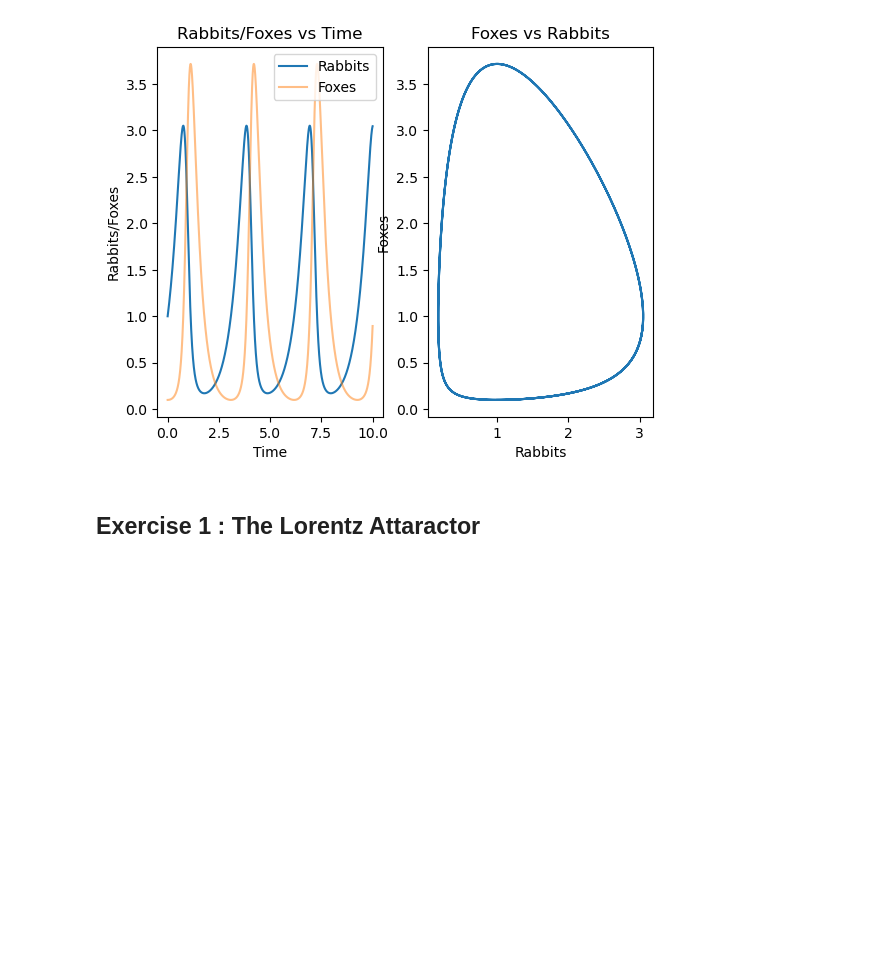
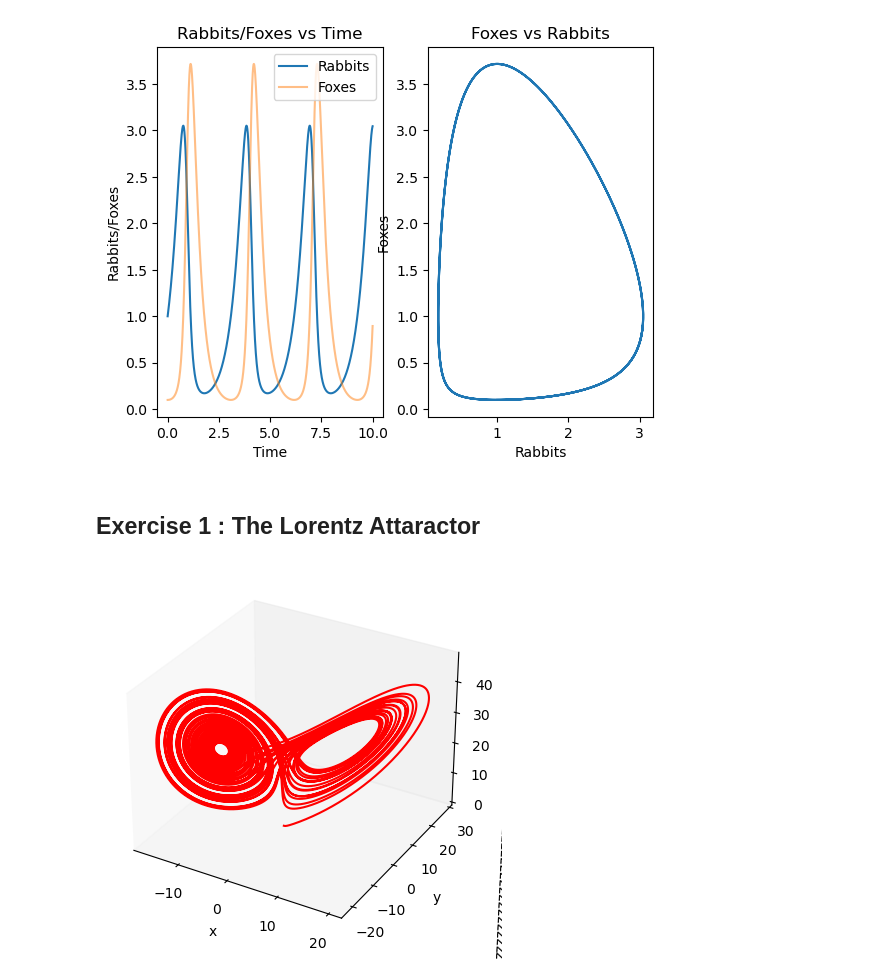
Before and after one commit to SPS-SP2273/learning-portfolio-yugan01, a Jupyter notebook: numerical solutions/numerical_solutions_(good).ipynb, the cells around one changed output. Saved outputs shown, nothing was run; the diff lists cells and outputs as text; code cells hidden in the pictures; blank space fills up the shorter version.

```diff
--- a/numerical solutions/numerical_solutions_(good).ipynb
+++ b/numerical solutions/numerical_solutions_(good).ipynb
@@ -237,6 +237,7 @@ plt.show()
 # %% [markdown]
 ### 3.3 Logistic Equation
 # %%
+plt.style.use('default')
 def dNdt(N, time, rate, carrying_capacity):
     '''
     Function for the derivative.
@@ -277,6 +278,7 @@ plt.show()
 # %% [markdown]
 ### 3.4 Predator-Prey
 # %%
+plt.style.use('default')
 max_time = 10
 dt = 0.001
 rabbits0, foxes0 = 1, .1
@@ -335,7 +337,34 @@ plt.show()
 # %% [markdown]
 ## Exercise 1 :  The Lorentz Attaractor
 # %%
+from mpl_toolkits.mplot3d import Axes3D
 
+def derivative(value, t):
+    x, y, z = value
+    dx_dt = 10 * (y - x)
+    dy_dt = x * (28 - z) - y
+    dz_dt = x*y - z*8/3
 
+    return [dx_dt, dy_dt, dz_dt]
 
-# Your solution here
+max_time = 50
+d = 0.001
+x0, y0, z0 = (0,1,0)
+time = np.arange(0, max_time, dt)
+
+results = odeint(y0=[0,1,0],                     # Dependant variable
+                 func=derivative,                # Derivatives
+                 t = time                        # Independant variable
+                 )
+x= results[:, 0]
+y = results[:, 1]
+z = results[:, 2]
+ax = plt.axes(projection='3d')
+ax.grid(False)
+ax.plot3D(x, y, z, 'red')
+ax.set_xlabel("x")
+ax.set_ylabel("y")
+ax.set_zlabel("zzzzzzzzzzzzzzzzzzzzzzzzzzzzzzzzzzzzzzzzzzzzzzzzzzzzzzzzzzzzzzzz")
+plt.show()
+# %% [output]
+[figure, added]
```
